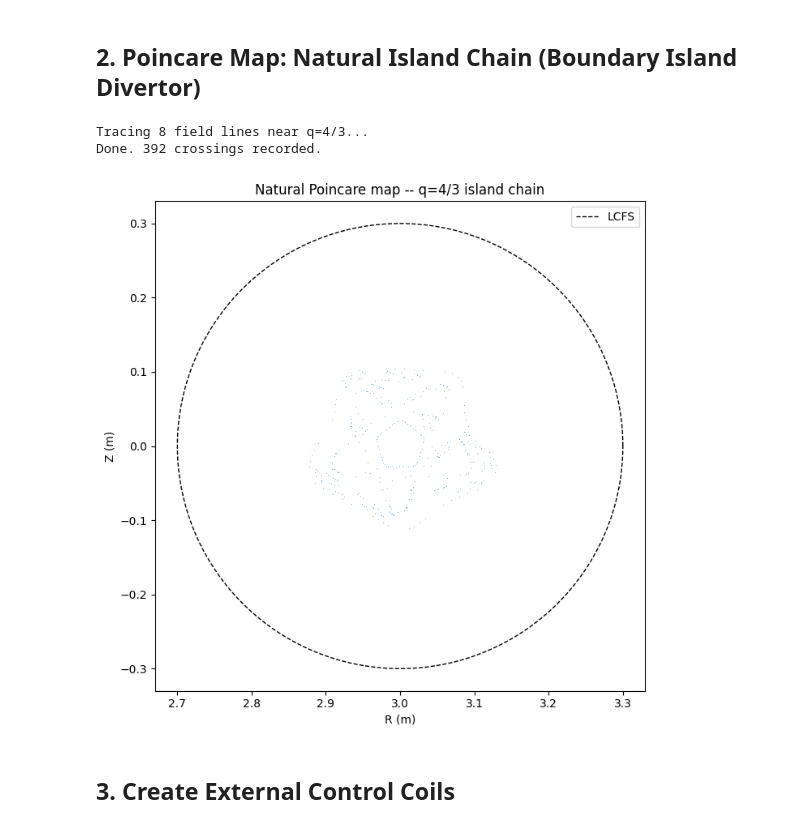
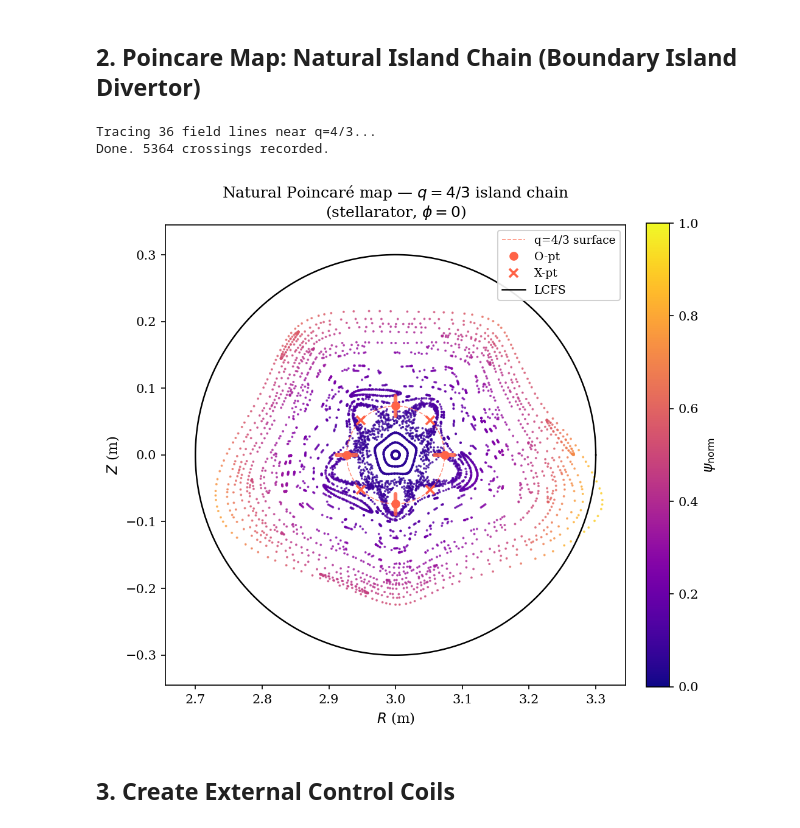
Before and after one commit to WenyinWei/pyna, a Jupyter notebook: notebooks/tutorials/stellarator_island_control.ipynb, the cells around one changed output. Drawn from its saved outputs; the diff is of its cells as text; code cells hidden in the pictures.

Commit message:
feat(tutorial): enhance stellarator_island_control with publication-quality Poincare visualization

```diff
--- a/notebooks/tutorials/stellarator_island_control.ipynb
+++ b/notebooks/tutorials/stellarator_island_control.ipynb
@@ -72,10 +86,15 @@ SimpleStellarartor(R0=3.0 m, r0=0.3 m, B0=1.0 T, q=[1.1, 5.0], m_h=4, n_h=4, ε_
 # Target island: q = 4/3 (exists in the plasma)
 TARGET_M, TARGET_N = 4, 3
 
-N_LINES = 8
-N_TRANSITS = 50  # number of toroidal transits per line
+N_TRANSITS = 150
 
-start_pts = stella.start_points_near_resonance(TARGET_M, TARGET_N, n_lines=N_LINES, delta_psi=0.08)
+# Radial scan: covers whole plasma cross-section
+R_starts = np.linspace(stella.R0 + 0.02*stella.r0, stella.R0 + 0.93*stella.r0, 24)
+start_pts_radial = np.column_stack([R_starts, np.zeros(len(R_starts)), np.zeros(len(R_starts))])
+# Near-resonance detail
+start_pts_resonance = stella.start_points_near_resonance(TARGET_M, TARGET_N, n_lines=12, delta_psi=0.06)
+start_pts = np.vstack([start_pts_radial, start_pts_resonance])
+
 print(f'Tracing {len(start_pts)} field lines near q={TARGET_M}/{TARGET_N}...')
 
 section = ToroidalSection(0.0)
@@ -91,28 +110,66 @@ pmap_natural = poincare_from_fieldlines(
 results_natural = pmap_natural.crossing_array(0)  # shape (N, 3): R, Z, phi
 print(f'Done. {len(results_natural)} crossings recorded.')
 # %% [output]
-Tracing 8 field lines near q=4/3...
-Done. 392 crossings recorded.
+Tracing 36 field lines near q=4/3...
+Done. 5364 crossings recorded.
 # %%
-theta_arr = np.linspace(0, 2*np.pi, 200)
+fig, ax = plt.subplots(figsize=(7, 7))
+ax.set_facecolor('white')
 
-fig, ax = plt.subplots(figsize=(7, 7))
+# Color scatter by psi_norm
 if len(results_natural) > 0:
-    ax.plot(results_natural[:, 0], results_natural[:, 1], ',',
-            color='steelblue', alpha=0.6, ms=0.8)
+    R_pts, Z_pts = results_natural[:, 0], results_natural[:, 1]
+    psi_pts = ((R_pts - stella.R0)**2 + Z_pts**2) / stella.r0**2
+    psi_norm = np.clip(psi_pts, 0, 1.0)
+    cmap = cm.get_cmap('plasma')
+    colors = cmap(psi_norm * 0.85 + 0.05)
+    ax.scatter(R_pts, Z_pts, s=0.8, c=colors, rasterized=True, alpha=0.7, zorder=2)
 
-ax.plot(stella.R0 + stella.r0 * np.cos(theta_arr),
-        stella.r0 * np.sin(theta_arr), 'k--', lw=1, label='LCFS')
-ax.set_xlabel('R (m)')
-ax.set_ylabel('Z (m)')
-ax.set_title(f'Natural Poincare map -- q={TARGET_M}/{TARGET_N} island chain')
+# Resonant surface circle
+psi_res_target = stella.resonant_psi(TARGET_M, TARGET_N)[0]
+r_res = np.sqrt(psi_res_target) * stella.r0
+theta_circ = np.linspace(0, 2*np.pi, 300)
+ax.plot(stella.R0 + r_res*np.cos(theta_circ), r_res*np.sin(theta_circ),
+        '--', color='tomato', lw=0.8, alpha=0.7, label=f'q={TARGET_M}/{TARGET_N} surface')
+
+# O/X points at phi=0 plane
+hw = 0.05 * stella.r0
+for k in range(TARGET_M):
+    theta_O = 2*np.pi*k/TARGET_M
+    theta_X = 2*np.pi*k/TARGET_M + np.pi/TARGET_M
+    R_O = stella.R0 + r_res * np.cos(theta_O)
+    Z_O = r_res * np.sin(theta_O)
+    R_X = stella.R0 + r_res * np.cos(theta_X)
+    Z_X = r_res * np.sin(theta_X)
+    ax.plot([stella.R0+(r_res-hw)*np.cos(theta_O), stella.R0+(r_res+hw)*np.cos(theta_O)],
+            [(r_res-hw)*np.sin(theta_O), (r_res+hw)*np.sin(theta_O)],
+            '-', color='tomato', lw=3, alpha=0.85, solid_capstyle='round', zorder=5)
+    ax.plot(R_O, Z_O, 'o', color='tomato', ms=6, zorder=6, label='O-pt' if k==0 else '')
+    ax.plot(R_X, Z_X, 'x', color='tomato', ms=7, mew=1.8, zorder=6, label='X-pt' if k==0 else '')
+
+# LCFS
+ax.plot(stella.R0 + stella.r0*np.cos(theta_circ), stella.r0*np.sin(theta_circ),
+        'k-', lw=1.2, label='LCFS')
+
+# Colorbar
+sm = plt.cm.ScalarMappable(cmap='plasma', norm=Normalize(0, 1))
+sm.set_array([])
+cbar = plt.colorbar(sm, ax=ax, fraction=0.046, pad=0.04)
+cbar.set_label(r'$\psi_\mathrm{norm}$', fontsize=11)
+
+ax.set_xlim(stella.R0 - 1.15*stella.r0, stella.R0 + 1.15*stella.r0)
+ax.set_ylim(-1.15*stella.r0, 1.15*stella.r0)
+ax.set_xlabel('$R$ (m)', fontsize=11)
+ax.set_ylabel('$Z$ (m)', fontsize=11)
+ax.set_title(f'Natural Poincar\u00e9 map \u2014 $q={TARGET_M}/{TARGET_N}$ island chain\n'
+             f'(stellarator, $\\phi=0$)', fontsize=12)
 ax.set_aspect('equal')
-ax.legend()
+ax.legend(loc='upper right', fontsize=9, framealpha=0.9)
 plt.tight_layout()
-plt.savefig('natural_island_poincare.png', dpi=100)
+plt.savefig('natural_island_poincare.png', dpi=150, bbox_inches='tight')
 plt.show()
 # %% [output]
-[figure, old version]
+[figure, new version]
 # %% [markdown]
 ## 3. Create External Control Coils
 # %%
```
Also changed, not shown: parts of 5 cells of this notebook.
